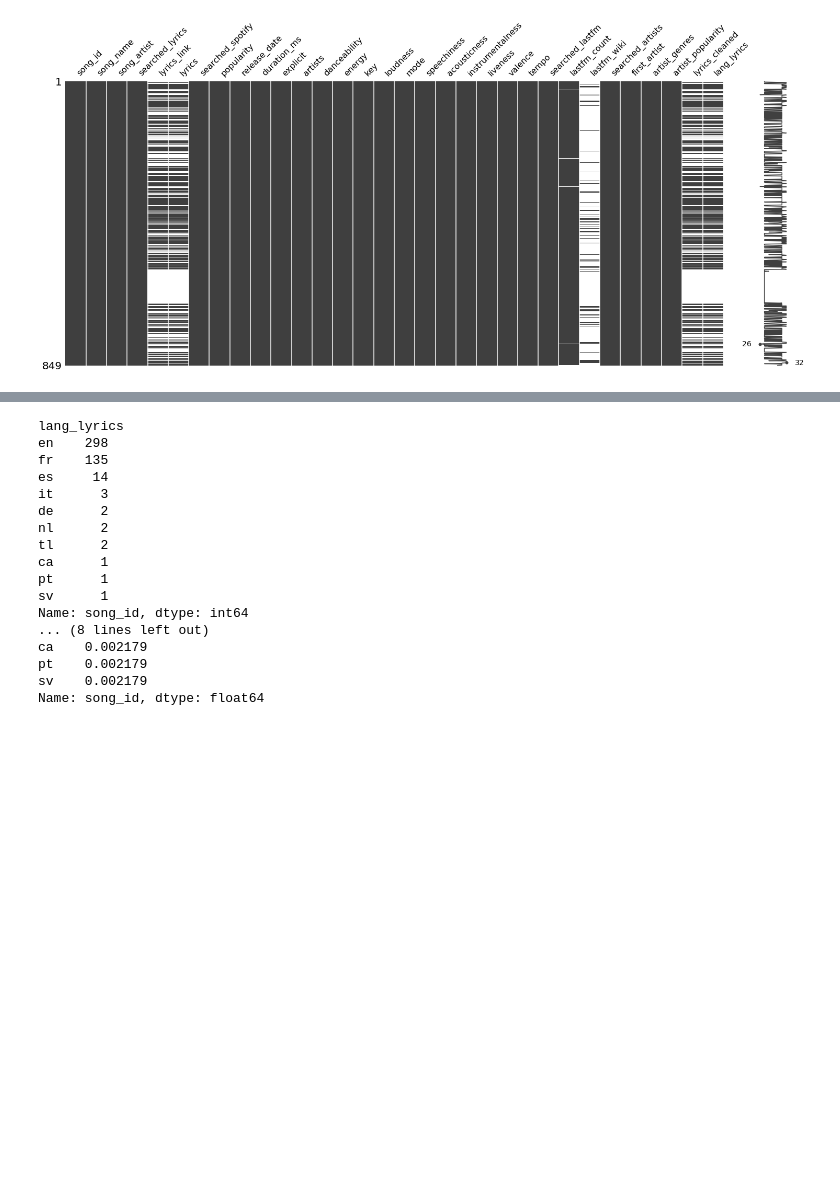
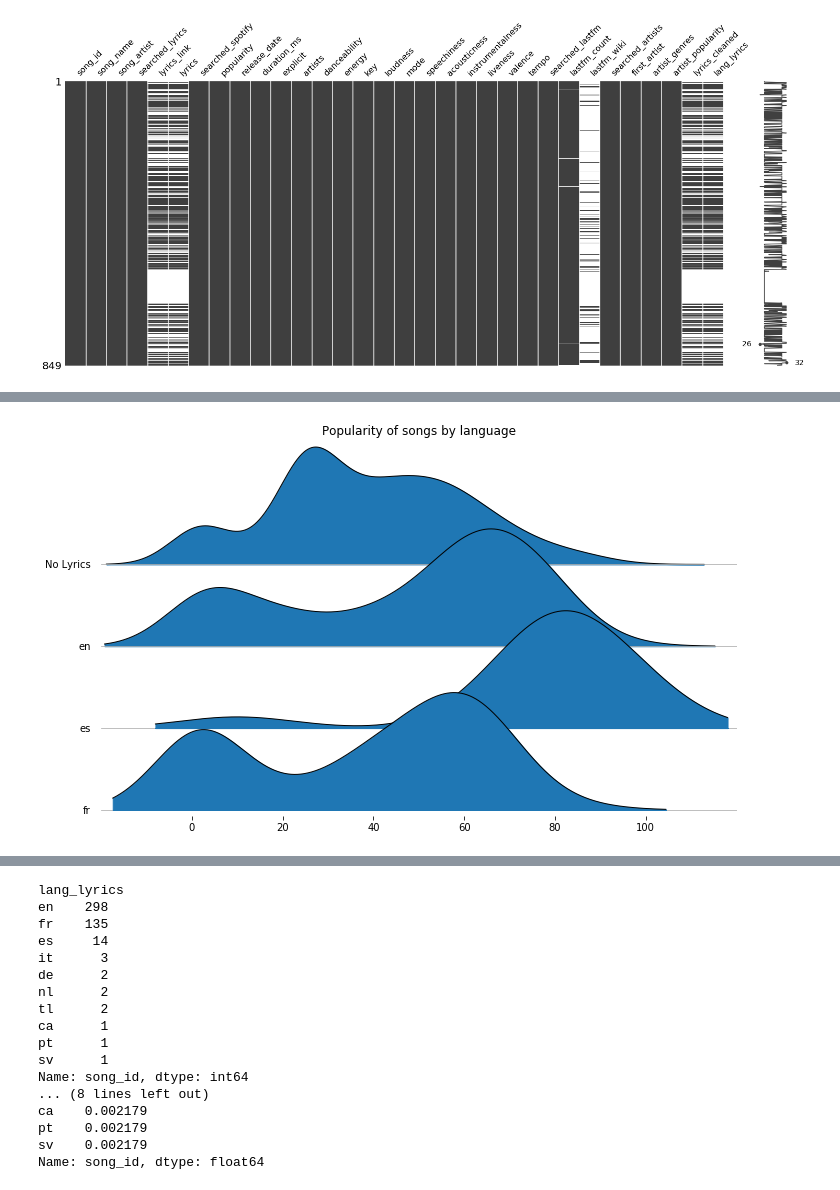
Before and after one commit to imiraoui/Spotify-Lyrics, a Jupyter notebook: Visualizations.ipynb, the cells around one changed output, grey strips where cells are left out. Cells and saved outputs as stored; diff of their text form; code cells hidden in the pictures; blank space fills up the shorter version.

```diff
--- a/Visualizations.ipynb
+++ b/Visualizations.ipynb
@@ -29,0 +38,7 @@ print(df_songs["artist_popularity"].mean())
+# %%
+df_joyplot = df_songs.fillna("No Lyrics")
+df_joyplot = df_joyplot[df_joyplot["lang_lyrics"].isin(["No Lyrics","fr","en","es"])]
+fig, axes = joypy.joyplot(df_joyplot, by="lang_lyrics", column="popularity", range_style='own',grid="y", ylim='own', linewidth=1, legend=False,figsize=(10,6),title="Popularity of songs by language")
+plt.savefig("JoyPlot Popularity Songs", bbox_inches = "tight")
+# %% [output]
+[figure, added]
```
Also changed, not shown: parts of 20 cells of this notebook, 3 other files.
